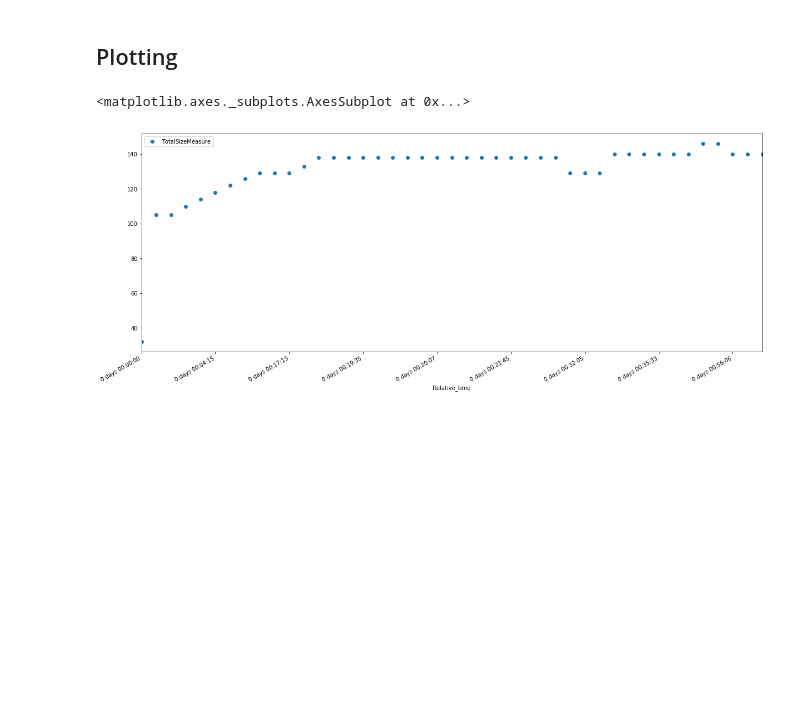
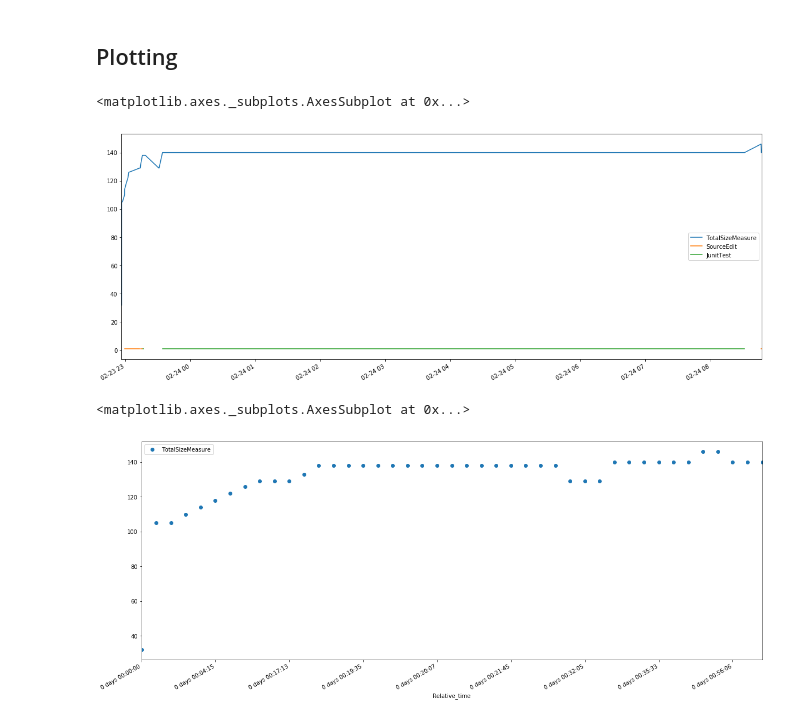
Before and after one commit to hermanmk/jexercise-data-analysis, a Jupyter notebook: Working with data.ipynb, the cells around one changed output. Cells and saved outputs as stored; diff of their text form; code cells hidden in the pictures; blank space fills up the shorter version.

```diff
--- a/Working with data.ipynb
+++ b/Working with data.ipynb
@@ -95,5 +108,11 @@ df = aggregate_columns(df)
 # %% [markdown]
 ## Plotting
+# %%
+df_plot = df[['Relative_time', 'TotalSizeMeasure', 'SourceEdit', 'JunitTest']]
+df_plot.plot()
+# %% [output]
+<matplotlib.axes._subplots.AxesSubplot at 0x...>
+[figure, added]
 # %%
 df.plot(x='Relative_time', y='TotalSizeMeasure', style='o')
 # %% [output]
```
Also changed, not shown: parts of 19 cells of this notebook.
